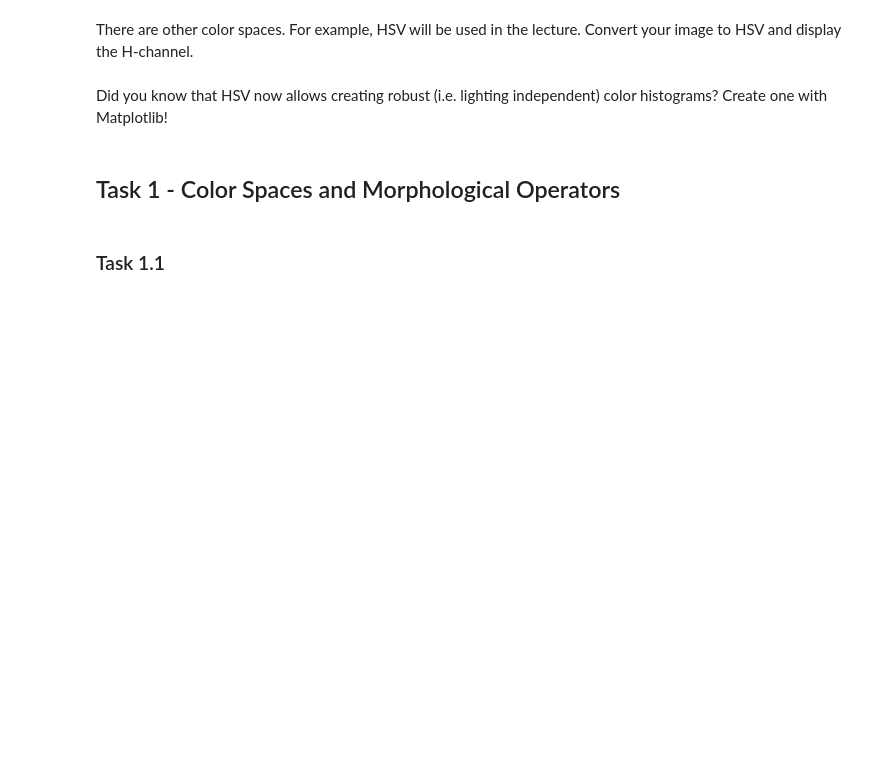
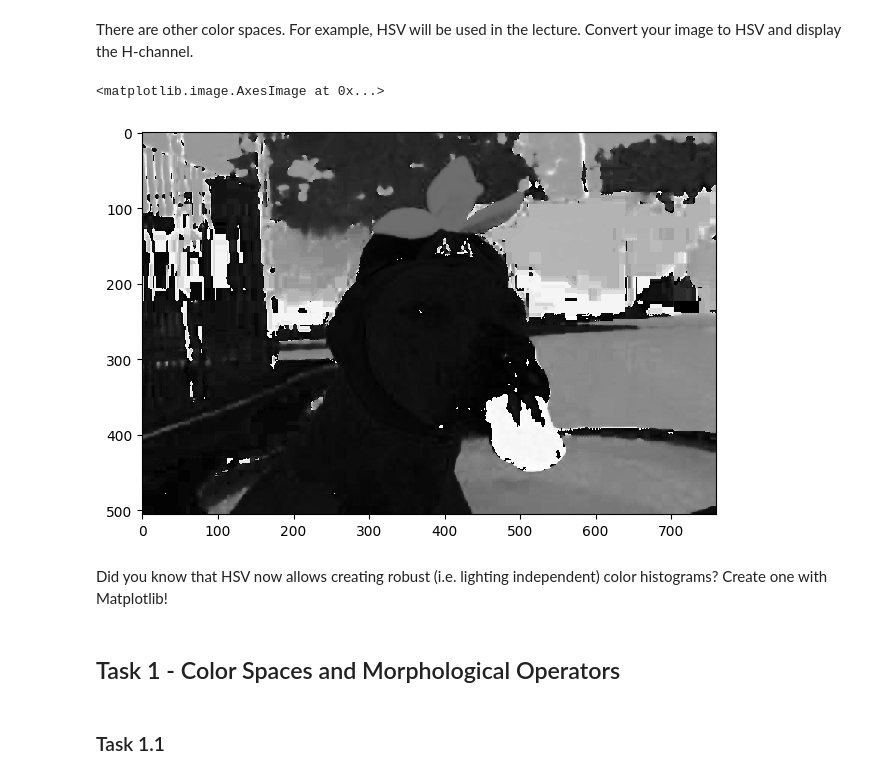
Before and after one commit to DuckDackRun/computer-vision, a Jupyter notebook: assignment01.ipynb, the cells around one changed output. Saved outputs shown, nothing was run; the diff lists cells and outputs as text; code cells hidden in the pictures; blank space fills up the shorter version.

```diff
--- a/assignment01.ipynb
+++ b/assignment01.ipynb
@@ -48,2 +58,10 @@ There are other color spaces. For example, HSV will be used in the lecture. Conv
+# %%
+hsvImage = color.rgb2hsv(image)
+extractChannel = hsvImage[:, :, 0]
+
+io.imshow(extractChannel)
+# %% [output]
+<matplotlib.image.AxesImage at 0x...>
+[figure, added]
 # %% [markdown]
 Did you know that HSV now allows creating robust (i.e. lighting independent) color histograms? Create one with Matplotlib!
```
Also changed, not shown: parts of 23 cells of this notebook, 1 other file.
